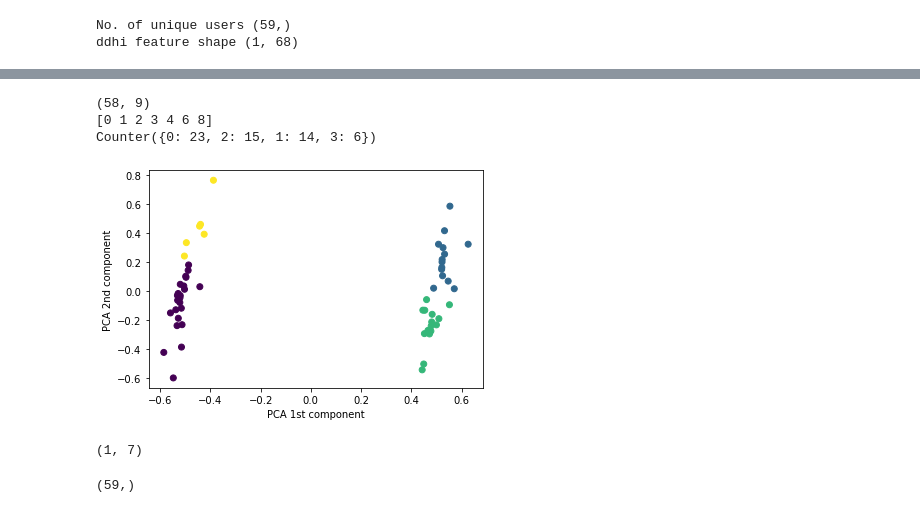
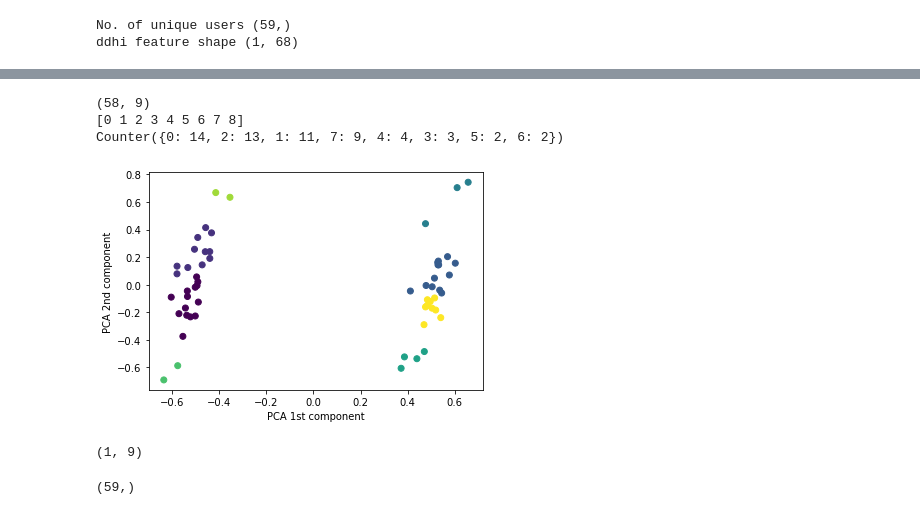
Before and after one commit to aungkonazim/mrisk, a Jupyter notebook: process_data/preprocess_event_encoded_data.ipynb, the cells around one changed output, grey strips where cells are left out. Drawn from its saved outputs; the diff is of its cells as text; code cells hidden in the pictures.

```diff
--- a/process_data/preprocess_event_encoded_data.ipynb
+++ b/process_data/preprocess_event_encoded_data.ipynb
@@ -159,7 +163,7 @@ def fix_timestamp(a):
 # %%
 obs = 30
 K = 15
-n_clusterss = [4]
+n_clusterss = [8]
 data_directory = '../data/mRisk/'
 model_name = 'ddhi' #'dres'
 data = pickle.load(open('../data/parsed_data/episode_encoded_{}_prediction_60_final.p'.format(obs),'rb'))
@@ -254,7 +258,10 @@ for n_clusters in n_clusterss:
             index_of_features_remove.append(int(xx[i]))
             break
         index_of_features_remove.append(int(xx[i]))
-    index_of_features_kept= np.array([i for i in np.arange(X.shape[1]) if i not in index_of_features_remove])
+    if n_clusters > 4:
+        index_of_features_kept = np.array([i for i in np.arange(X.shape[1])])
+    else:
+        index_of_features_kept= np.array([i for i in np.arange(X.shape[1]) if i not in index_of_features_remove])
     print(index_of_features_kept)
     cluseterer = AgglomerativeClustering(n_clusters=n_clusters).fit(PCA(n_components=2).fit_transform(phenotype_features[:,index_of_features_kept]))
         # phenotype_features[:,index_of_features_kept])
@@ -301,8 +308,8 @@ ddhi feature shape (1, 68)
 (58, 9)
-[0 1 2 3 4 6 8]
-Counter({0: 23, 2: 15, 1: 14, 3: 6})
+[0 1 2 3 4 5 6 7 8]
+Counter({0: 14, 2: 13, 1: 11, 7: 9, 4: 4, 3: 3, 5: 2, 6: 2})
-[figure, old version]
+[figure, new version]
-(1, 7)
+(1, 9)
 # %%
 # df_seq.groupby('user').count().sort_values('feature_final')
 data.user.unique().shape
```
Also changed, not shown: parts of 2 cells of this notebook, 23 other files.
